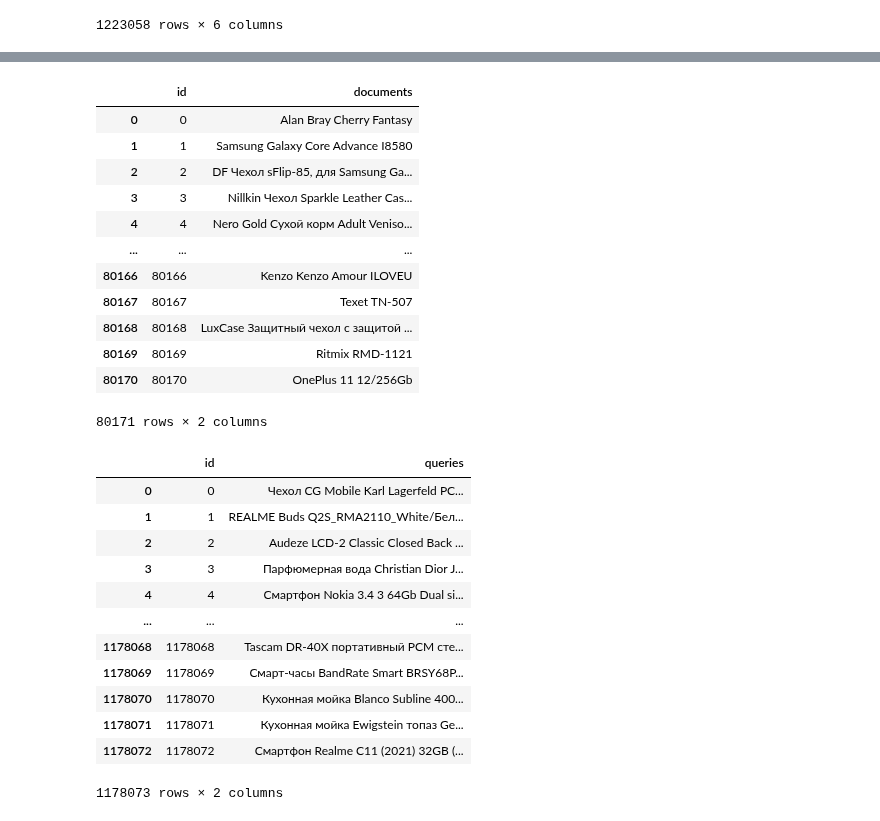
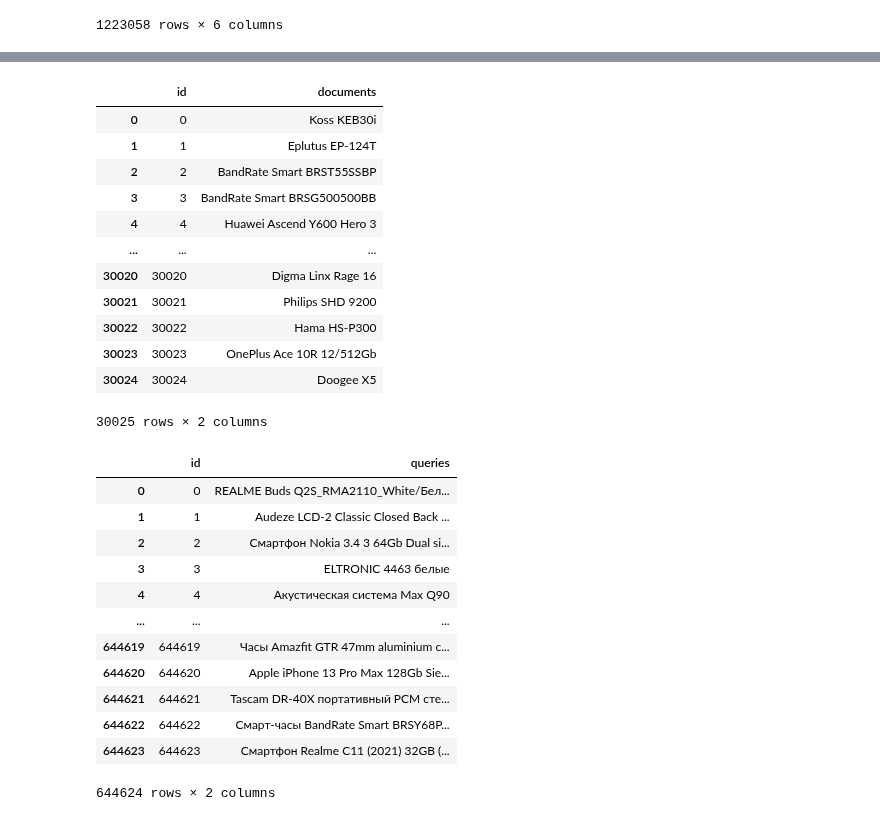
Before and after one commit to IgorSondors/ColBERT, a Jupyter notebook: DATASET_train.ipynb, the cells around one changed output, grey strips where cells are left out. Cells and saved outputs as stored; diff of their text form; code cells hidden in the pictures.

Commit message:
13_categories

```diff
--- a/DATASET_train.ipynb
+++ b/DATASET_train.ipynb
@@ -18,3 +18,14 @@ df_triplets
 | 1223056 | Кухонная мойка Ewigstein топаз Ge... | 674781 | кухонные мойки | 740101 | Ewigstein Gerd 60F | Ewigstein Gerd 50 |
 | 1223057 | Смартфон Realme C11 (2021) 32GB (... | 4715059 | мобильные телефоны | 2801 | Realme C11 2021 | Realme C21 32GB |
 1223058 rows × 6 columns
+# %%
+imya_kategorii = "чехлы, обложки для гаджетов (телефонов, планшетов etc)"
+imya_kategorii2 = "кухонные мойки"
+imya_kategorii3 = "парфюмерия"
+imya_kategorii4 = "корм для собак"
+
+df_triplets = df_triplets[df_triplets.category_name != imya_kategorii].reset_index(drop=True)
+df_triplets = df_triplets[df_triplets.category_name != imya_kategorii2].reset_index(drop=True)
+df_triplets = df_triplets[df_triplets.category_name != imya_kategorii3].reset_index(drop=True)
+df_triplets = df_triplets[df_triplets.category_name != imya_kategorii4].reset_index(drop=True)
+df_triplets
@@ -21,39 +46,39 @@ df_triplets
 # %%
 """
 The file documents_train.tsv contains the training documents and has the following format:
 0 text0
 1 text1
 2 text2
 """
 
 documents = set(list(df_triplets['true_match'])+list(df_triplets['false_match']))
 id = [i for i in range(len(documents))]
 id_to_document = dict(zip(id, documents))
 document_to_id = {y: x for x, y in id_to_document.items()}
 
 documents_train = pd.DataFrame()
 documents_train["id"] = id
 documents_train["documents"] = list(documents)
 
 # id_to_document
 # document_to_id
-documents_train.to_csv('/home/sondors/Documents/price/BERT_data/data/18_categories/ColBERT_dataset/documents_train.tsv', sep='\t', header=False, index=False)
+documents_train.to_csv('/home/sondors/Documents/price/ColBERT_data/13_categories/train/documents_train_13_categories.tsv', sep='\t', header=False, index=False)
 
 documents_train
 # %% [output]
 |  | id | documents |
-| 0 | 0 | Alan Bray Cherry Fantasy |
-| 1 | 1 | Samsung Galaxy Core Advance I8580 |
-| 2 | 2 | DF Чехол sFlip-85, для Samsung Ga... |
-| 3 | 3 | Nillkin Чехол Sparkle Leather Cas... |
-| 4 | 4 | Nero Gold Сухой корм Adult Veniso... |
+| 0 | 0 | Koss KEB30i |
+| 1 | 1 | Eplutus EP-124T |
+| 2 | 2 | BandRate Smart BRST55SSBP |
+| 3 | 3 | BandRate Smart BRSG500500BB |
+| 4 | 4 | Huawei Ascend Y600 Hero 3 |
 | ... | ... | ... |
-| 80166 | 80166 | Kenzo Kenzo Amour ILOVEU |
-| 80167 | 80167 | Texet TN-507 |
-| 80168 | 80168 | LuxCase Защитный чехол с защитой ... |
-| 80169 | 80169 | Ritmix RMD-1121 |
-| 80170 | 80170 | OnePlus 11 12/256Gb |
+| 30020 | 30020 | Digma Linx Rage 16 |
+| 30021 | 30021 | Philips SHD 9200 |
+| 30022 | 30022 | Hama HS-P300 |
+| 30023 | 30023 | OnePlus Ace 10R 12/512Gb |
+| 30024 | 30024 | Doogee X5 |
-80171 rows × 2 columns
+30025 rows × 2 columns
 # %%
 """
 The file queries.tsv contains the queries and has the following format:
@@ -73,23 +98,23 @@ queries_train["queries"] = queries
 
 # id_to_query
 # query_to_id
-queries_train.to_csv('/home/sondors/Documents/price/BERT_data/data/18_categories/ColBERT_dataset/queries_train.tsv', sep='\t', header=False, index=False)
+queries_train.to_csv('/home/sondors/Documents/price/ColBERT_data/13_categories/train/queries_train_13_categories.tsv', sep='\t', header=False, index=False)
 
 queries_train
 # %% [output]
 |  | id | queries |
-| 0 | 0 | Чехол CG Mobile Karl Lagerfeld PC... |
-| 1 | 1 | REALME Buds Q2S_RMA2110_White/Бел... |
-| 2 | 2 | Audeze LCD-2 Classic Closed Back ... |
-| 3 | 3 | Парфюмерная вода Christian Dior J... |
-| 4 | 4 | Смартфон Nokia 3.4 3 64Gb Dual si... |
+| 0 | 0 | REALME Buds Q2S_RMA2110_White/Бел... |
+| 1 | 1 | Audeze LCD-2 Classic Closed Back ... |
+| 2 | 2 | Смартфон Nokia 3.4 3 64Gb Dual si... |
+| 3 | 3 | ELTRONIC 4463 белые |
+| 4 | 4 | Акустическая система Max Q90 |
 | ... | ... | ... |
-| 1178068 | 1178068 | Tascam DR-40X портативный PCM сте... |
-| 1178069 | 1178069 | Смарт-часы BandRate Smart BRSY68P... |
-| 1178070 | 1178070 | Кухонная мойка Blanco Subline 400... |
-| 1178071 | 1178071 | Кухонная мойка Ewigstein топаз Ge... |
-| 1178072 | 1178072 | Смартфон Realme C11 (2021) 32GB (... |
+| 644619 | 644619 | Часы Amazfit GTR 47mm aluminium c... |
+| 644620 | 644620 | Apple iPhone 13 Pro Max 128Gb Sie... |
+| 644621 | 644621 | Tascam DR-40X портативный PCM сте... |
+| 644622 | 644622 | Смарт-часы BandRate Smart BRSY68P... |
+| 644623 | 644623 | Смартфон Realme C11 (2021) 32GB (... |
-1178073 rows × 2 columns
+644624 rows × 2 columns
 # %%
 queries
 # %% [output]
```
Also changed, not shown: parts of 3 cells of this notebook.
